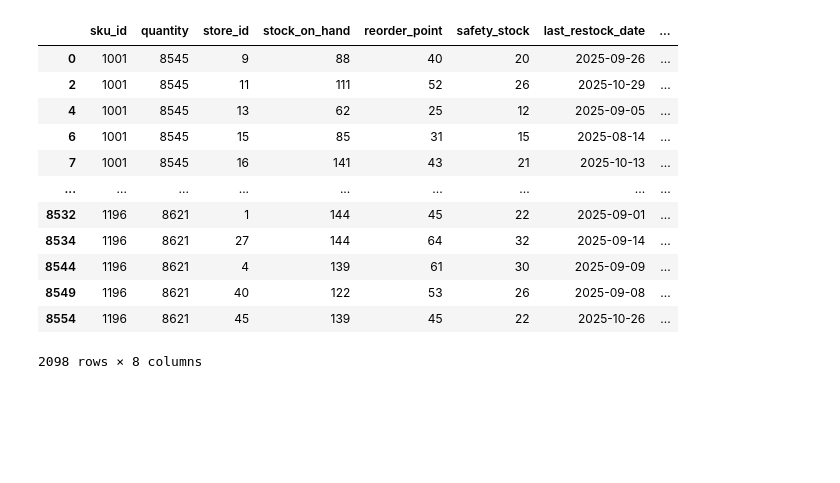
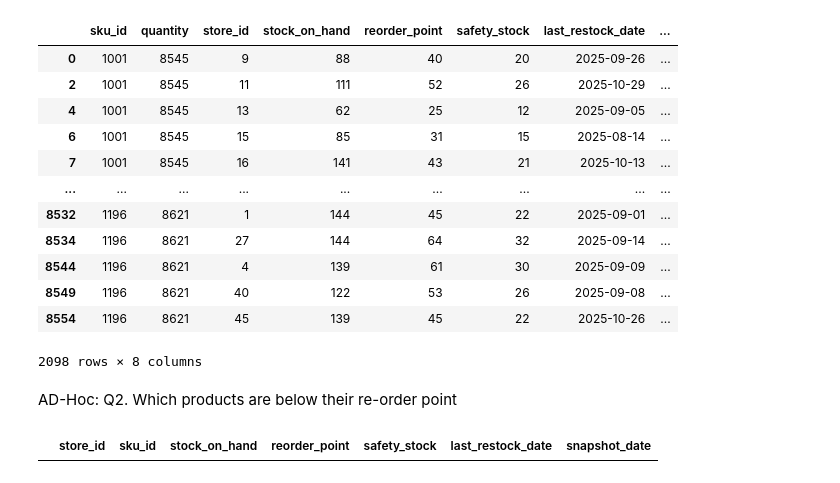
Before and after one commit to priyanshwho/Retail-Analysis, a Jupyter notebook: retail-analysis/Retail.ipynb, the cells around one changed output. Drawn from its saved outputs; the diff is of its cells as text; code cells hidden in the pictures; blank space fills up the shorter version.

```diff
--- a/retail-analysis/Retail.ipynb
+++ b/retail-analysis/Retail.ipynb
@@ -688,3 +688,11 @@ high_sales_low_stock
 2098 rows × 8 columns
 # %%
 #HIGH SALES + LOW STOCKS --> Potential stockout risk
+# %% [markdown]
+AD-Hoc: Q2. Which products are below their re-order point
+# %%
+low_stock = idf[idf['stock_on_hand'] < idf['reorder_point']]
+low_stock
+#empty data frame aya
+# %% [output]
+|  | store_id | sku_id | stock_on_hand | reorder_point | safety_stock | last_restock_date | snapshot_date |
```
Also changed, not shown: parts of 4 cells of this notebook.
